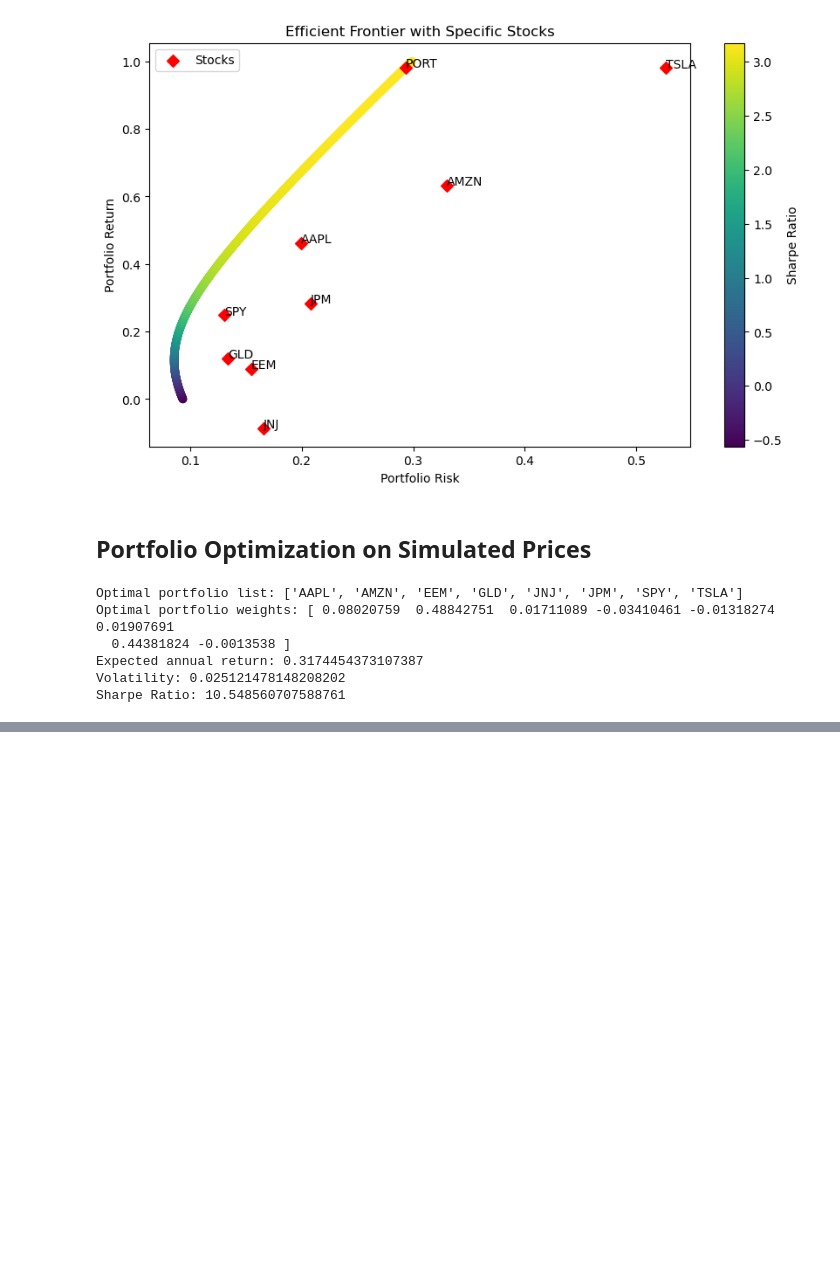
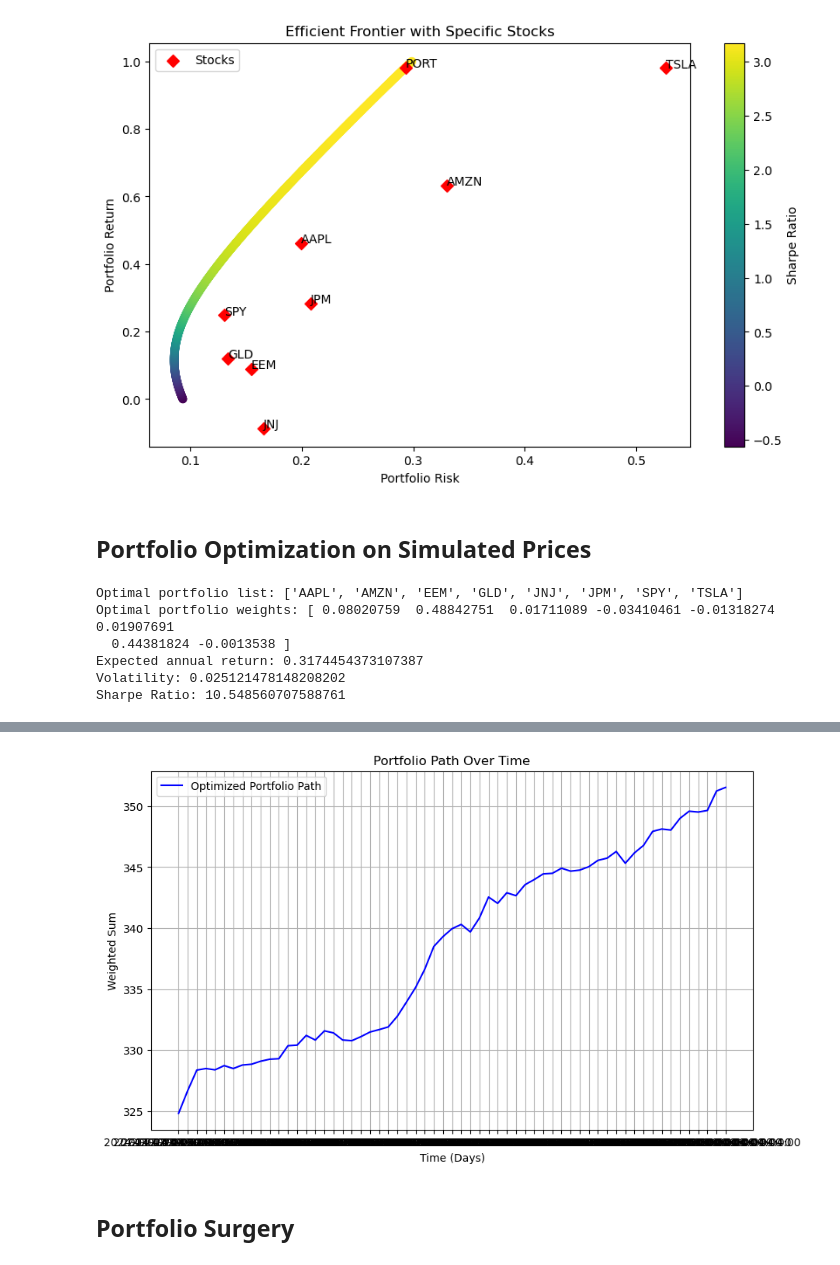
Before and after one commit to Go1vf/Portfolio-Simulation-Surgery, a Jupyter notebook: src/main.ipynb, the cells around one changed output, grey strips where cells are left out. Cells and saved outputs as stored; diff of their text form; code cells hidden in the pictures; blank space fills up the shorter version.

```diff
--- a/src/main.ipynb
+++ b/src/main.ipynb
@@ -198,3 +198,8 @@ Optimal portfolio weights: [ 0.08020759  0.48842751  0.01711089 -0.03410461 -0.0
 Expected annual return: 0.3174454373107387
 Volatility: 0.025121478148208202
 Sharpe Ratio: 10.548560707588761
+# %%
+optimal_weight = optimal_portfolio.x
+portfolio_path = result @ optimal_weight
+portfolio_path_df = pd.DataFrame(portfolio_path, columns=['Portfolio Value'])
+portfolio_path_df
@@ -200,0 +221,13 @@ Sharpe Ratio: 10.548560707588761
+# %%
+plt.figure(figsize=(10, 6))  # Set the figure size
+plt.plot(portfolio_path.index, portfolio_path_df['Portfolio Value'], label='Optimized Portfolio Path', color='blue')
+plt.title('Portfolio Path Over Time')  # Title of the plot
+plt.xlabel('Time (Days)')  # Label for the x-axis
+plt.ylabel('Weighted Sum')  # Label for the y-axis
+plt.legend()  # Add a legend
+plt.grid(True)  # Show grid
+plt.show()  # Display the plot
+# %% [output]
+[figure, added]
+# %% [markdown]
+## Portfolio Surgery
```
Also changed, not shown: parts of 2 cells of this notebook, 11 other files.
